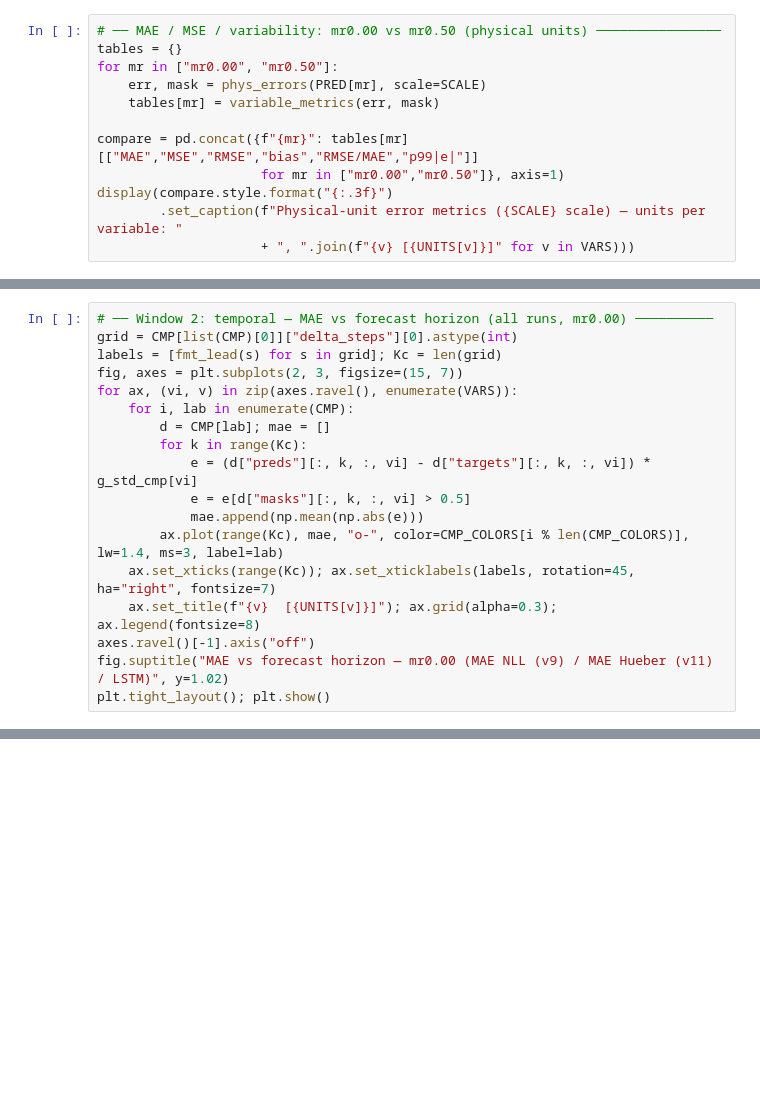
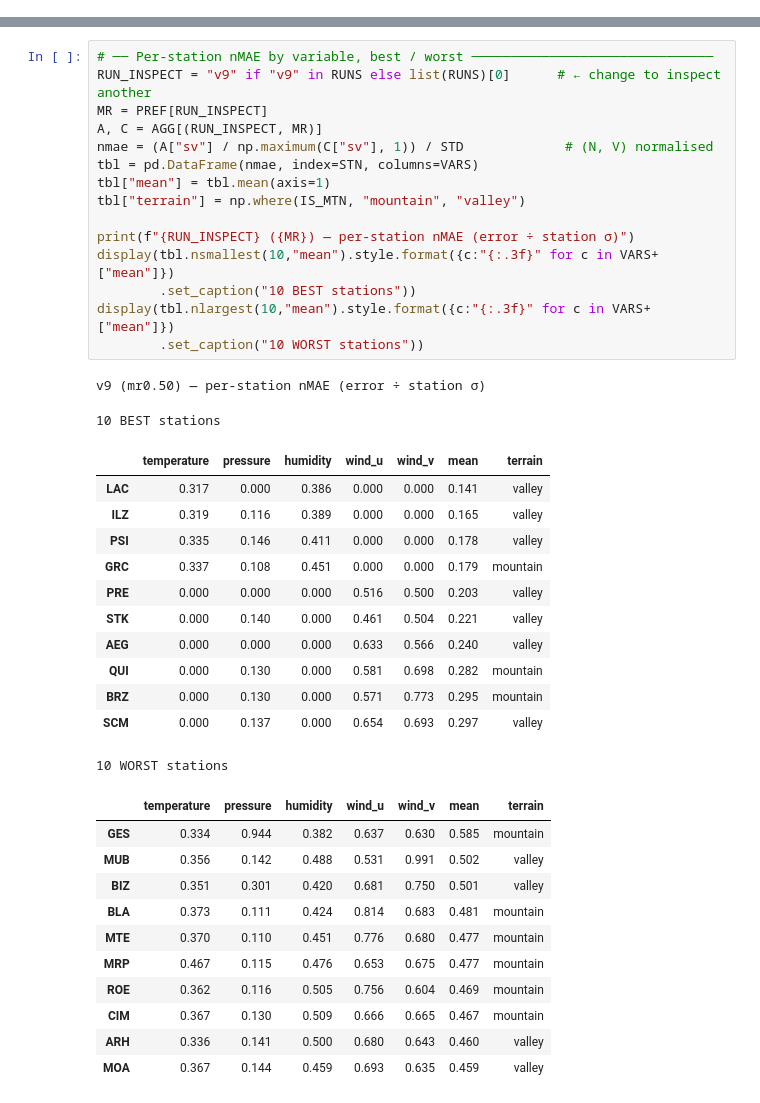
Before and after one commit to aureliedj/weather-station-model-with-transformers, a Jupyter notebook: Station MAE/Test_Results_Exploration.ipynb, the cells around one changed output, grey strips where cells are left out. Cells and saved outputs as stored; diff of their text form; blank space fills up the shorter version.

```diff
--- a/Station MAE/Test_Results_Exploration.ipynb
+++ b/Station MAE/Test_Results_Exploration.ipynb
@@ -159,12 +0,0 @@ print(f"Using scale: {SCALE}  (per-station = true physical units)")
-# %%
-# ── MAE / MSE / variability: mr0.00 vs mr0.50 (physical units) ────────────────
-tables = {}
-for mr in ["mr0.00", "mr0.50"]:
-    err, mask = phys_errors(PRED[mr], scale=SCALE)
-    tables[mr] = variable_metrics(err, mask)
-
-compare = pd.concat({f"{mr}": tables[mr][["MAE","MSE","RMSE","bias","RMSE/MAE","p99|e|"]]
-                     for mr in ["mr0.00","mr0.50"]}, axis=1)
-display(compare.style.format("{:.3f}")
-        .set_caption(f"Physical-unit error metrics ({SCALE} scale) — units per variable: "
-                     + ", ".join(f"{v} [{UNITS[v]}]" for v in VARS)))
@@ -325,18 +0,0 @@ ax.legend(); ax.grid(axis="y", alpha=0.3); plt.tight_layout(); plt.show()
-# %%
-# ── Window 2: temporal — MAE vs forecast horizon (all runs, mr0.00) ──────────
-grid = CMP[list(CMP)[0]]["delta_steps"][0].astype(int)
-labels = [fmt_lead(s) for s in grid]; Kc = len(grid)
-fig, axes = plt.subplots(2, 3, figsize=(15, 7))
-for ax, (vi, v) in zip(axes.ravel(), enumerate(VARS)):
-    for i, lab in enumerate(CMP):
-        d = CMP[lab]; mae = []
-        for k in range(Kc):
-            e = (d["preds"][:, k, :, vi] - d["targets"][:, k, :, vi]) * g_std_cmp[vi]
-            e = e[d["masks"][:, k, :, vi] > 0.5]
-            mae.append(np.mean(np.abs(e)))
-        ax.plot(range(Kc), mae, "o-", color=CMP_COLORS[i % len(CMP_COLORS)], lw=1.4, ms=3, label=lab)
-    ax.set_xticks(range(Kc)); ax.set_xticklabels(labels, rotation=45, ha="right", fontsize=7)
-    ax.set_title(f"{v}  [{UNITS[v]}]"); ax.grid(alpha=0.3); ax.legend(fontsize=8)
-axes.ravel()[-1].axis("off")
-fig.suptitle("MAE vs forecast horizon — mr0.00 (MAE NLL (v9) / MAE Hueber (v11) / LSTM)", y=1.02)
-plt.tight_layout(); plt.show()
@@ -392,0 +340,41 @@ CMP_COLORS
+# %%
+# ── Per-station nMAE by variable, best / worst ───────────────────────────────
+RUN_INSPECT = "v9" if "v9" in RUNS else list(RUNS)[0]      # ← change to inspect another
+MR = PREF[RUN_INSPECT]
+A, C = AGG[(RUN_INSPECT, MR)]
+nmae = (A["sv"] / np.maximum(C["sv"], 1)) / STD             # (N, V) normalised
+tbl = pd.DataFrame(nmae, index=STN, columns=VARS)
+tbl["mean"] = tbl.mean(axis=1)
+tbl["terrain"] = np.where(IS_MTN, "mountain", "valley")
+
+print(f"{RUN_INSPECT} ({MR}) — per-station nMAE (error ÷ station σ)")
+display(tbl.nsmallest(10,"mean").style.format({c:"{:.3f}" for c in VARS+["mean"]})
+        .set_caption("10 BEST stations"))
+display(tbl.nlargest(10,"mean").style.format({c:"{:.3f}" for c in VARS+["mean"]})
+        .set_caption("10 WORST stations"))
+# %% [output]
+v9 (mr0.50) — per-station nMAE (error ÷ station σ)
+10 BEST stations
+|  | temperature | pressure | humidity | wind_u | wind_v | mean | terrain |
+| LAC | 0.317 | 0.000 | 0.386 | 0.000 | 0.000 | 0.141 | valley |
+| ILZ | 0.319 | 0.116 | 0.389 | 0.000 | 0.000 | 0.165 | valley |
+| PSI | 0.335 | 0.146 | 0.411 | 0.000 | 0.000 | 0.178 | valley |
+| GRC | 0.337 | 0.108 | 0.451 | 0.000 | 0.000 | 0.179 | mountain |
+| PRE | 0.000 | 0.000 | 0.000 | 0.516 | 0.500 | 0.203 | valley |
+| STK | 0.000 | 0.140 | 0.000 | 0.461 | 0.504 | 0.221 | valley |
+| AEG | 0.000 | 0.000 | 0.000 | 0.633 | 0.566 | 0.240 | valley |
+| QUI | 0.000 | 0.130 | 0.000 | 0.581 | 0.698 | 0.282 | mountain |
+| BRZ | 0.000 | 0.130 | 0.000 | 0.571 | 0.773 | 0.295 | mountain |
+| SCM | 0.000 | 0.137 | 0.000 | 0.654 | 0.693 | 0.297 | valley |
+10 WORST stations
+|  | temperature | pressure | humidity | wind_u | wind_v | mean | terrain |
+| GES | 0.334 | 0.944 | 0.382 | 0.637 | 0.630 | 0.585 | mountain |
+| MUB | 0.356 | 0.142 | 0.488 | 0.531 | 0.991 | 0.502 | valley |
+| BIZ | 0.351 | 0.301 | 0.420 | 0.681 | 0.750 | 0.501 | valley |
+| BLA | 0.373 | 0.111 | 0.424 | 0.814 | 0.683 | 0.481 | mountain |
+| MTE | 0.370 | 0.110 | 0.451 | 0.776 | 0.680 | 0.477 | mountain |
+| MRP | 0.467 | 0.115 | 0.476 | 0.653 | 0.675 | 0.477 | mountain |
+| ROE | 0.362 | 0.116 | 0.505 | 0.756 | 0.604 | 0.469 | mountain |
+| CIM | 0.367 | 0.130 | 0.509 | 0.666 | 0.665 | 0.467 | mountain |
+| ARH | 0.336 | 0.141 | 0.500 | 0.680 | 0.643 | 0.460 | valley |
+| MOA | 0.367 | 0.144 | 0.459 | 0.693 | 0.635 | 0.459 | valley |
```
Also changed, not shown: parts of 31 cells of this notebook, 3 other files.
